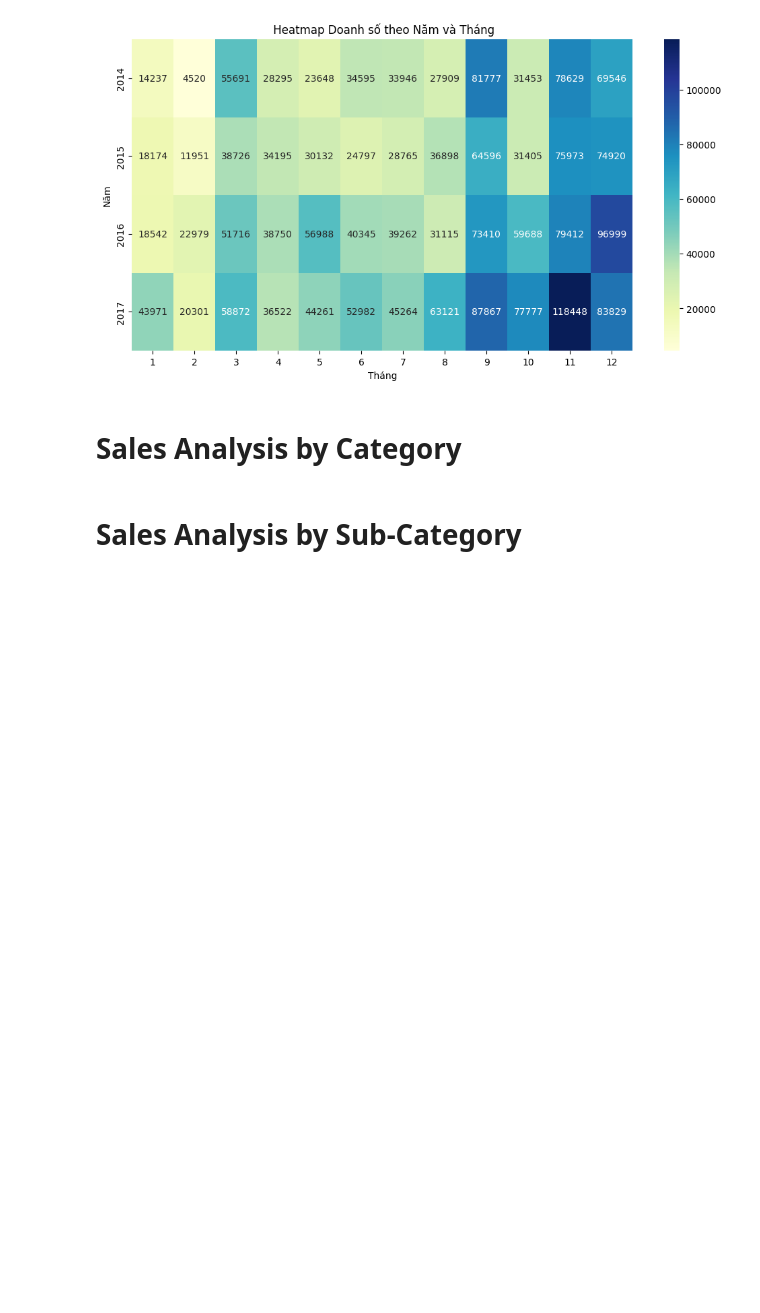
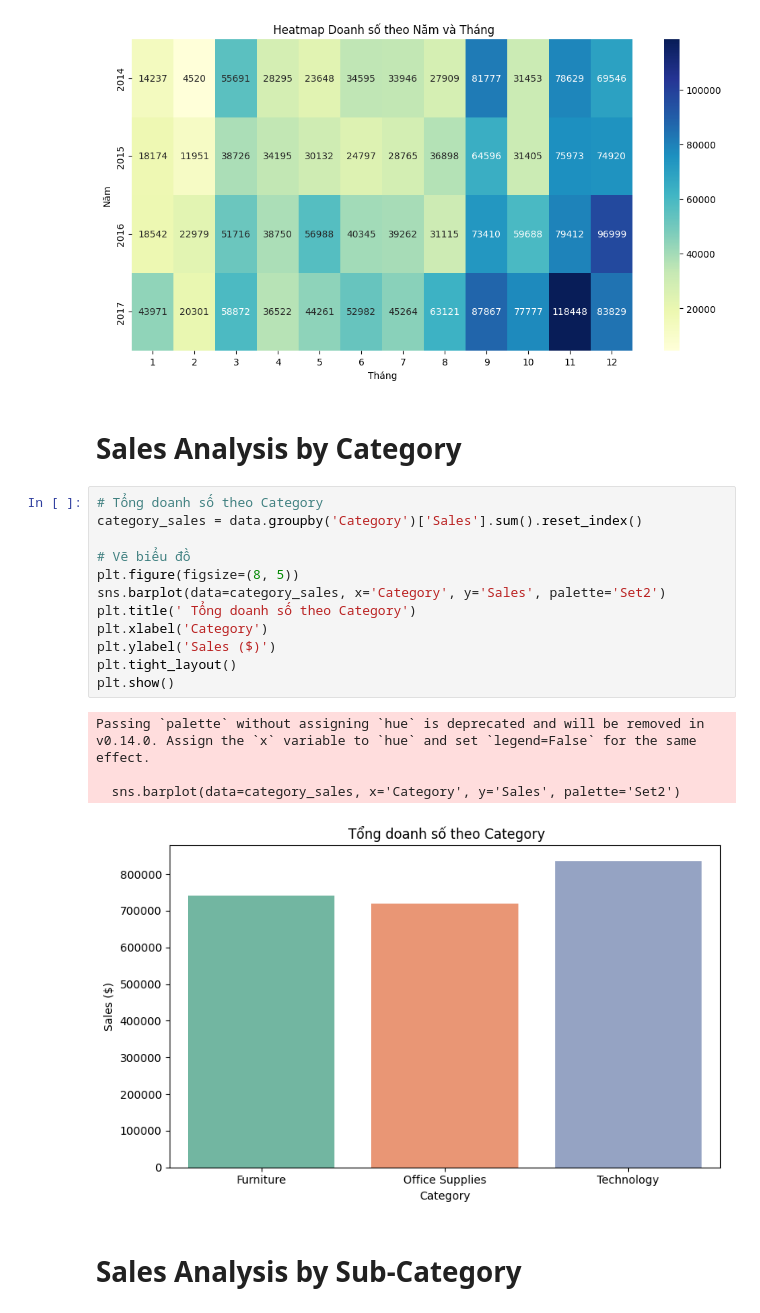
Before and after one commit to huyhuy382003/superstore-analysis, a Jupyter notebook: e commerce sales.ipynb, the cells around one changed output. Cells and saved outputs as stored; diff of their text form; blank space fills up the shorter version.

Commit message:
thêm sale analysis by category và sub-category

```diff
--- a/e commerce sales.ipynb
+++ b/e commerce sales.ipynb
@@ -167,5 +167,22 @@ plt.show()
 [figure]
 # %% [markdown]
 # Sales Analysis by Category
+# %%
+# Tổng doanh số theo Category
+category_sales = data.groupby('Category')['Sales'].sum().reset_index()
+
+# Vẽ biểu đồ
+plt.figure(figsize=(8, 5))
+sns.barplot(data=category_sales, x='Category', y='Sales', palette='Set2')
+plt.title(' Tổng doanh số theo Category')
+plt.xlabel('Category')
+plt.ylabel('Sales ($)')
+plt.tight_layout()
+plt.show()
+# %% [output]
+Passing `palette` without assigning `hue` is deprecated and will be removed in v0.14.0. Assign the `x` variable to `hue` and set `legend=False` for the same effect.
+
+  sns.barplot(data=category_sales, x='Category', y='Sales', palette='Set2')
+[figure, added]
 # %% [markdown]
 # Sales Analysis by Sub-Category
```
Also changed, not shown: parts of 1 cell of this notebook.
